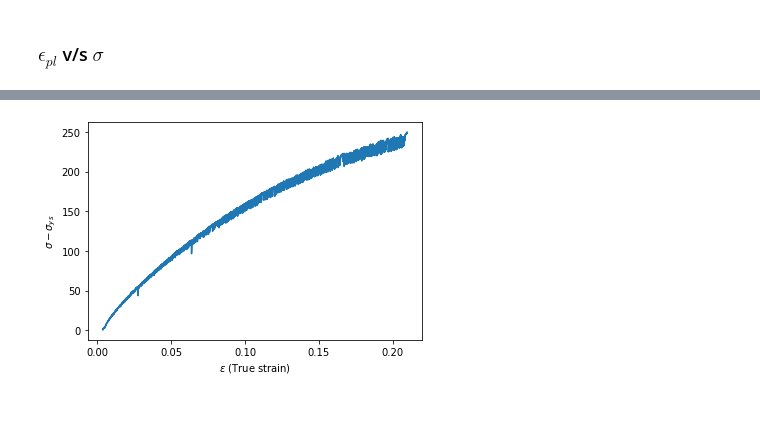
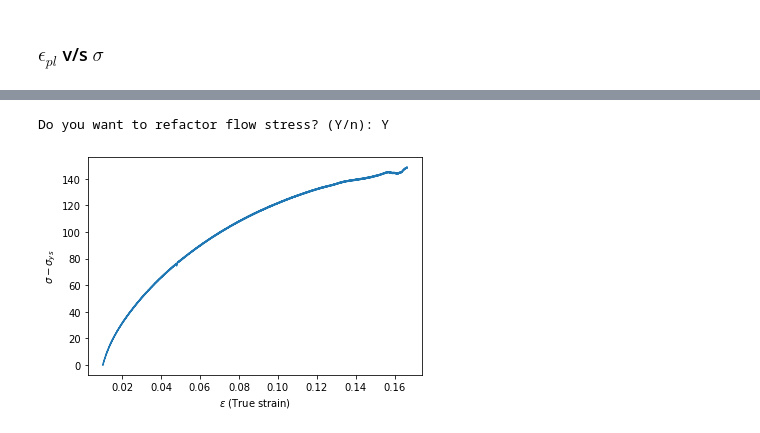
Before and after one commit to algomaster99/meta-btp, a Jupyter notebook: true_strain_stress.ipynb, the cells around one changed output, grey strips where cells are left out. Saved outputs shown, nothing was run; the diff lists cells and outputs as text; code cells hidden in the pictures.

Commit message:
Add option to tweak flow stress to make the first stress 0

```diff
--- a/true_strain_stress.ipynb
+++ b/true_strain_stress.ipynb
@@ -81,7 +81,14 @@ save_fig(plt, 'savefig', f'{OUTPUT_DIR}/True stress vs plastic strain')
 # %%
-flow_stress = true_stress - yield_strength
+flow_stress = []
+choose = input('Do you want to refactor flow stress? (Y/n): ')
+if choose in ['Y', 'y']:
+    flow_stress = [true_stress[i] - yield_strength*(1+x_plastic_region[i]) for i in range(len(x_plastic_region))]
+else:
+    flow_stress = true_stress - yield_strength
+
 _ = plt.plot(true_strain, flow_stress)
 _ = plt.xlabel('$\epsilon$ (True strain)')
 _ = plt.ylabel('$\sigma - \sigma_{ys}$')
 # %% [output]
+Do you want to refactor flow stress? (Y/n): Y
-[figure, old version]
+[figure, new version]
```
Also changed, not shown: parts of 3 cells of this notebook.
